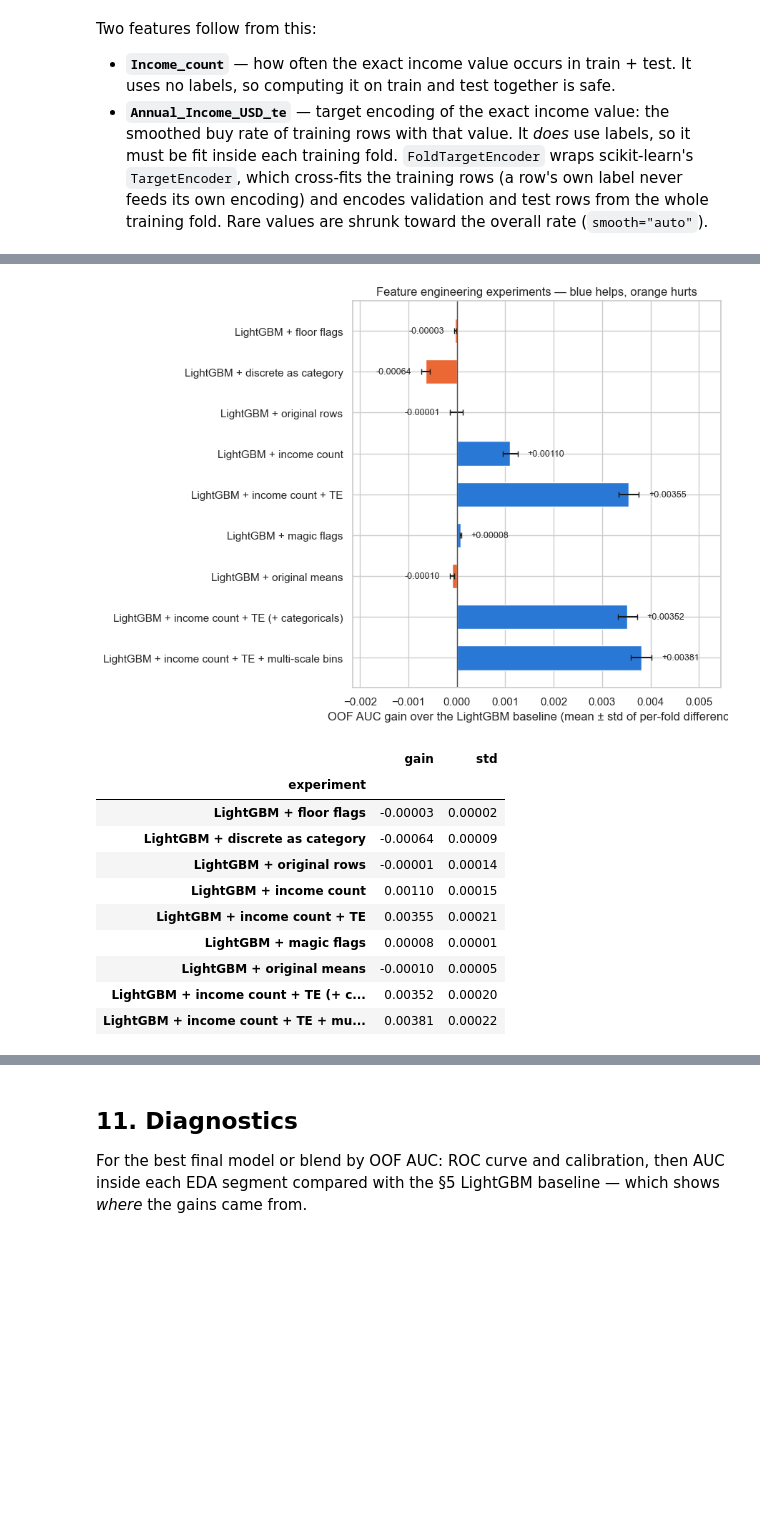
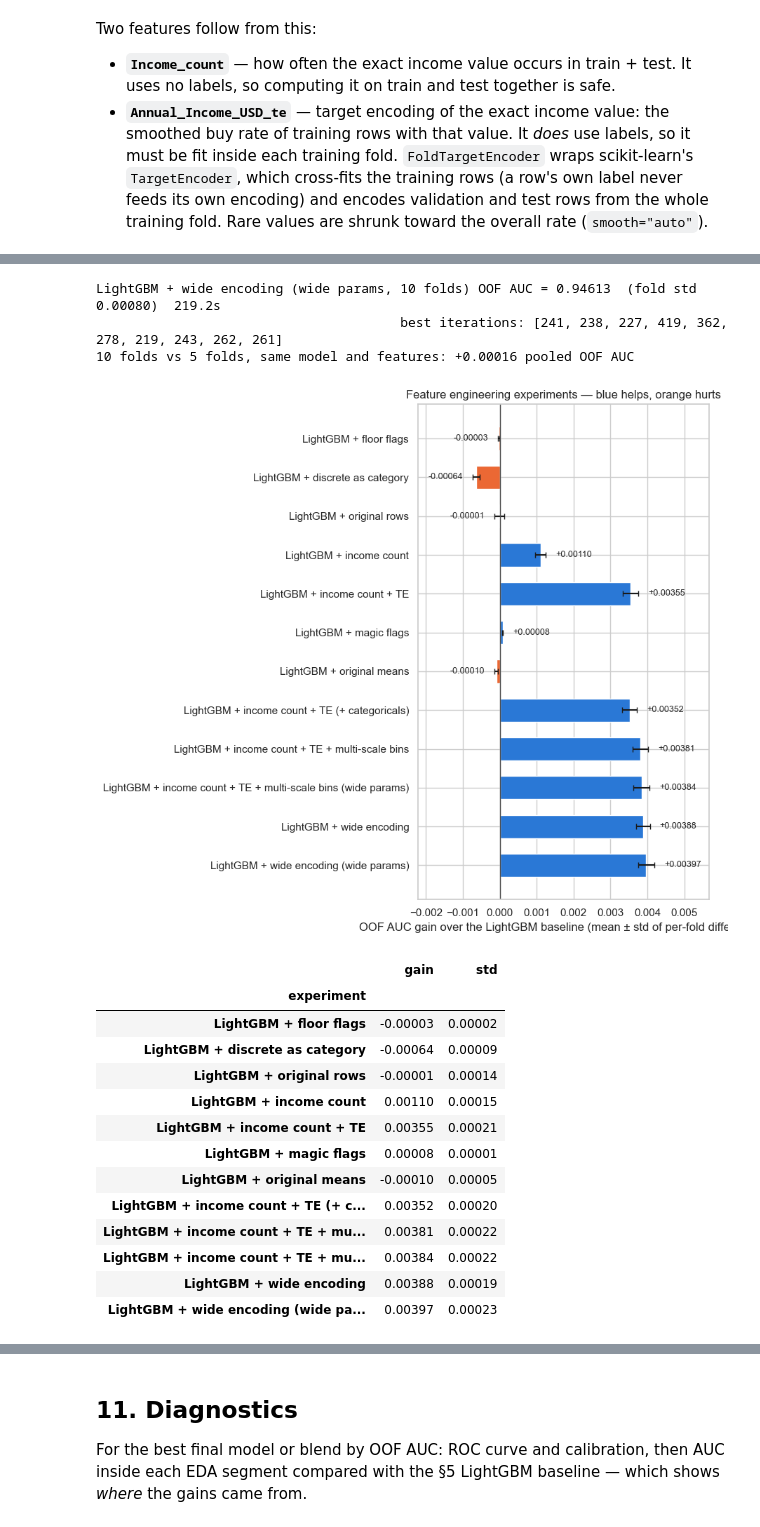
Before and after one commit to kphotchara/Predicting-Electric-Vehicle-Purchases, a Jupyter notebook: model.ipynb, the cells around one changed output, grey strips where cells are left out. Saved outputs shown, nothing was run; the diff lists cells and outputs as text; code cells hidden in the pictures; blank space fills up the shorter version.

```diff
--- a/model.ipynb
+++ b/model.ipynb
@@ -242,6 +251,7 @@ worth keeping when the mean clearly exceeds the std and the sign agrees across f
 # %%
 skf = StratifiedKFold(n_splits=N_SPLITS, shuffle=True, random_state=SEED)
 folds = list(skf.split(train, y))
+final_folds = list(StratifiedKFold(n_splits=FINAL_SPLITS, shuffle=True, random_state=SEED).split(train, y))
 
 results = {}
 
@@ -268,14 +278,15 @@ def lgb_fit(model, X_trn, y_trn, X_val, y_val, stopping_rounds=150):
     return model
 
 
-def store_result(name, oof, test_pred, best_iters=None, seconds=0.0, save=False):
-    fold_aucs = [roc_auc_score(y[v], oof[v]) for _, v in folds]
+def store_result(name, oof, test_pred, best_iters=None, seconds=0.0, save=False, split=None):
+    split = folds if split is None else split
+    fold_aucs = [roc_auc_score(y[v], oof[v]) for _, v in split]
     results[name] = {
         "oof": oof,
         "test_pred": test_pred,
         "auc": roc_auc_score(y, oof),
         "fold_aucs": fold_aucs,
-        "best_iters": best_iters or [None] * len(folds),
+        "best_iters": best_iters or [None] * len(split),
         "seconds": seconds,
     }
     if save:
@@ -286,22 +297,24 @@ def store_result(name, oof, test_pred, best_iters=None, seconds=0.0, save=False)
     return results[name]
 
 
-def cross_validate_model(name, fit_fold, X_tr, X_te, save=False):
-    """Run K-fold CV. `fit_fold(X_trn, y_trn, X_val, y_val)` returns (predict_fn, best_iter)."""
+def cross_validate_model(name, fit_fold, X_tr, X_te, save=False, split=None):
+    """Run K-fold CV on `split` (default: the 5 experiment folds).
+    `fit_fold(X_trn, y_trn, X_val, y_val)` returns (predict_fn, best_iter)."""
+    split = folds if split is None else split
     start = time.time()
     oof = np.zeros(len(X_tr))
     test_pred = np.zeros(len(X_te))
     best_iters = []
 
-    for trn_idx, val_idx in folds:
+    for trn_idx, val_idx in split:
         predict, best_iter = fit_fold(
             X_tr.iloc[trn_idx], y[trn_idx], X_tr.iloc[val_idx], y[val_idx]
         )
         oof[val_idx] = predict(X_tr.iloc[val_idx])
-        test_pred += predict(X_te) / len(folds)
+        test_pred += predict(X_te) / len(split)
         best_iters.append(best_iter)
 
-    r = store_result(name, oof, test_pred, best_iters, time.time() - start, save)
+    r = store_result(name, oof, test_pred, best_iters, time.time() - start, save, split)
     print(f"{name:38s} OOF AUC = {r['auc']:.5f}  (fold std {np.std(r['fold_aucs']):.5f})  {r['seconds']:.1f}s")
     if any(b is not None for b in best_iters):
         print(f"{'':38s} best iterations: {best_iters}")
@@ -310,6 +323,8 @@ def cross_validate_model(name, fit_fold, X_tr, X_te, save=False):
 
 def compare(base, new):
     """Paired comparison of two stored CV runs on the same folds."""
+    if len(results[new]["fold_aucs"]) != len(results[base]["fold_aucs"]):
+        raise ValueError(f"{base!r} and {new!r} used different folds — compare their pooled OOF AUC instead")
     delta = np.array(results[new]["fold_aucs"]) - np.array(results[base]["fold_aucs"])
     print(f"{new}  vs  {base}: {delta.mean():+.5f} ± {delta.std(ddof=1):.5f}   per fold {np.round(delta, 5)}")
     return delta
@@ -924,3 +1125,14 @@ array([0.00027277, 0.00028771, 0.00016549, 0.00028657, 0.00029726])
+# %%
+TEN_FOLD_RUN = f"LightGBM + wide encoding (wide params, {FINAL_SPLITS} folds)"
+cross_validate_model(
+    TEN_FOLD_RUN, with_wide_encoding(lgbm_fold_factory(WIDE_LGB_PARAMS)), X_wide, X_test_wide, split=final_folds
+)
+gain = results[TEN_FOLD_RUN]["auc"] - results["LightGBM + wide encoding (wide params)"]["auc"]
+print(f"{FINAL_SPLITS} folds vs {N_SPLITS} folds, same model and features: {gain:+.5f} pooled OOF AUC")
+# %% [output]
+LightGBM + wide encoding (wide params, 10 folds) OOF AUC = 0.94613  (fold std 0.00080)  219.2s
+                                       best iterations: [241, 238, 227, 419, 362, 278, 219, 243, 262, 261]
+10 folds vs 5 folds, same model and features: +0.00016 pooled OOF AUC
 # %%
 fe_runs = [
     name
@@ -934,39 +1146,42 @@ fe_runs = [
         "LightGBM + original means",
         "LightGBM + income count + TE (+ categoricals)",
         "LightGBM + income count + TE + multi-scale bins",
+        "LightGBM + income count + TE + multi-scale bins (wide params)",
+        "LightGBM + wide encoding",
+        "LightGBM + wide encoding (wide params)",
     ]
     if name in results
 ]
 fe_deltas = pd.DataFrame(
     [
         {"experiment": name, "gain": d.mean(), "std": d.std(ddof=1)}
         for name in fe_runs
         for d in [np.array(results[name]["fold_aucs"]) - np.array(results["LightGBM"]["fold_aucs"])]
     ]
 ).set_index("experiment")
 
 fig, ax = plt.subplots(figsize=(9, 0.55 * len(fe_deltas) + 1.5))
 bar_colors = [COLORS[0] if g > 0 else COLORS[1] for g in fe_deltas["gain"]]
 ax.barh(fe_deltas.index, fe_deltas["gain"], xerr=fe_deltas["std"], color=bar_colors, height=0.6, capsize=3)
 ax.axvline(0, color="0.3", lw=1)
 lo = min(0.0, (fe_deltas["gain"] - fe_deltas["std"]).min())
 hi = max(0.0, (fe_deltas["gain"] + fe_deltas["std"]).max())
 width = hi - lo
 for i, (g, s) in enumerate(zip(fe_deltas["gain"], fe_deltas["std"])):
     ax.annotate(
         f"{g:+.5f}", (g + np.sign(g) * s, i), xytext=(10 if g >= 0 else -10, 0), textcoords="offset points",
         ha="left" if g >= 0 else "right", va="center", fontsize=9,
     )
 ax.set_xlim(lo - (0.3 * width if lo < 0 else 0.05 * width), hi + 0.3 * width)
 ax.invert_yaxis()
 ax.set_xlabel("OOF AUC gain over the LightGBM baseline (mean ± std of per-fold differences)")
 ax.set_title("Feature engineering experiments — blue helps, orange hurts")
 plt.tight_layout()
 plt.show()
 
 fe_deltas.round(5)
 # %% [output]
-[figure, old version]
+[figure, new version]
 |  | gain | std |
 | experiment |  |  |
 | LightGBM + floor flags | -0.00003 | 0.00002 |
@@ -978,6 +1193,9 @@ fe_deltas.round(5)
 | LightGBM + original means | -0.00010 | 0.00005 |
 | LightGBM + income count + TE (+ c... | 0.00352 | 0.00020 |
 | LightGBM + income count + TE + mu... | 0.00381 | 0.00022 |
+| LightGBM + income count + TE + mu... | 0.00384 | 0.00022 |
+| LightGBM + wide encoding | 0.00388 | 0.00019 |
+| LightGBM + wide encoding (wide pa... | 0.00397 | 0.00023 |
 # %% [markdown]
 **Notes (development runs)** — paired gains over the LightGBM baseline (0.94200):
 
```
Also changed, not shown: parts of 46 cells of this notebook.
